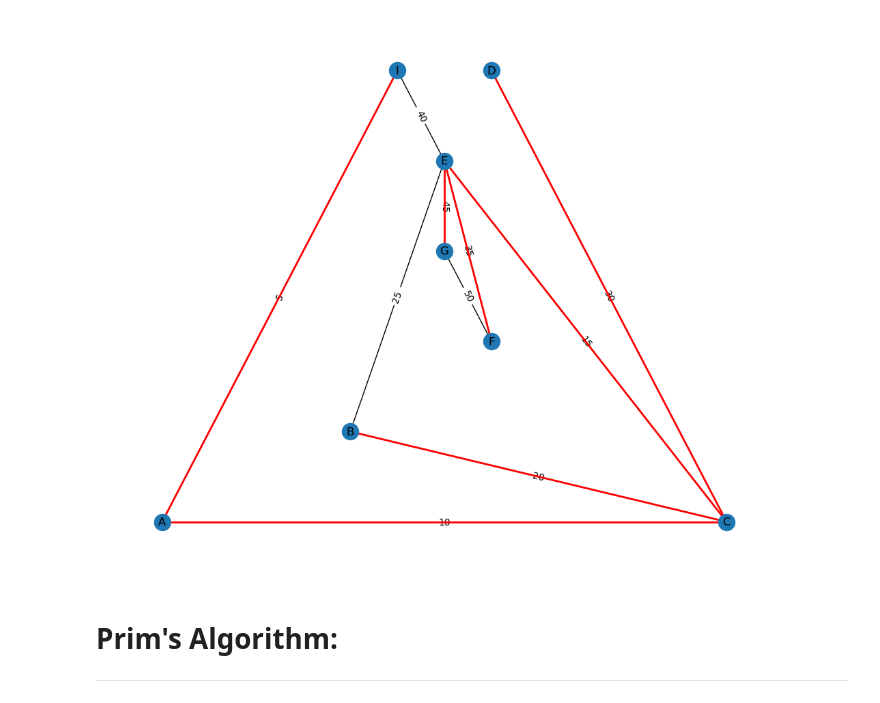
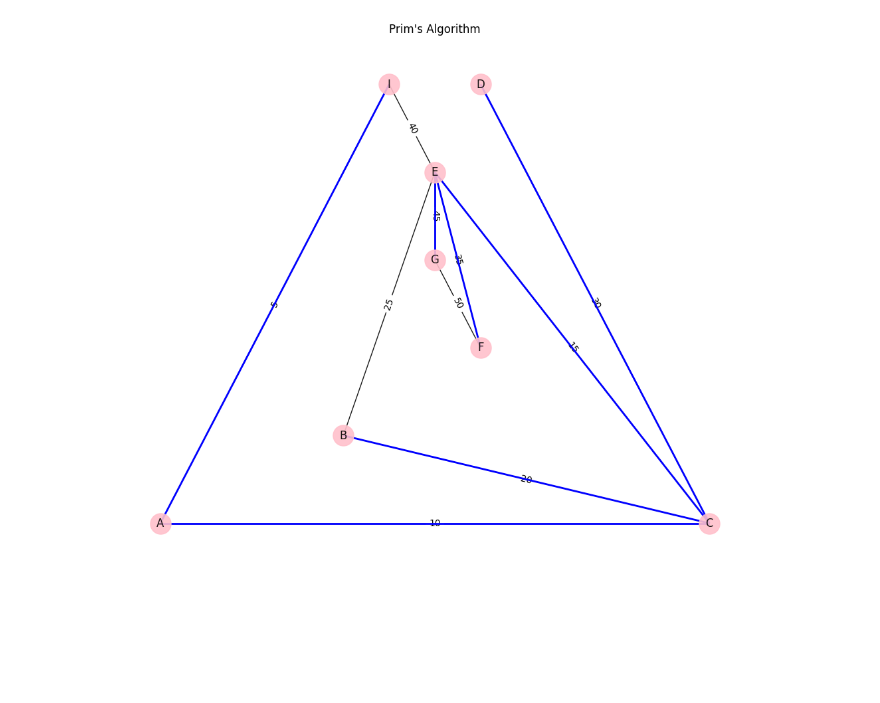
Before and after one commit to Jheremy19/Discrete_Math_2, a Jupyter notebook: Lobitaña Lecture Assignments Final Answer/Lecture 4.ipynb, the cells around one changed output. Drawn from its saved outputs; the diff is of its cells as text; code cells hidden in the pictures; blank space fills up the shorter version.

```diff
--- a/Lobitaña Lecture Assignments Final Answer/Lecture 4.ipynb
+++ b/Lobitaña Lecture Assignments Final Answer/Lecture 4.ipynb
@@ -49,42 +77,44 @@ plt.show()
 # %%
 import matplotlib.pyplot as plt
 import networkx as nx
+
+# create a prim's algorithm function
+def prim(graph):
+    mst = nx.Graph()
+    start_node = list(graph.nodes)[0]
+    visited = {start_node}
+    while len(visited) < len(graph.nodes):
+        min_edge = None
+        for u, v, weight in graph.edges(data='weight'):
+            if (u in visited and v not in visited) or (v in visited and u not in visited):
+                if min_edge is None or weight < graph[min_edge[0]][min_edge[1]]['weight']:
+                    min_edge = (u, v)
+        u, v = min_edge
+        mst.add_edge(u, v, weight=graph[u][v]['weight'])
+        visited.add(u)
+        visited.add(v)
+    return mst
 
 # Define the graph
 G = nx.Graph()
 G.add_nodes_from(["A", "B", "C", "D", "E", "F", "G"])
 edgelist = [("A", "C", 10), ("A", "I", 5), ("C", "B", 20), ("C", "E", 15),
             ("C", "D", 30), ("B", "E", 25), ("I", "E", 40), ("E", "F", 35),
             ("F", "G", 50), ("G", "E", 45)]
 G.add_weighted_edges_from(edgelist)
 
-# Implement Kruskal's algorithm
-def kruskal(graph):
-    mst = nx.Graph()
-    mst.add_nodes_from(graph.nodes)
-    edges = sorted(graph.edges(data=True), key=lambda x: x[2]['weight'])
-    for edge in edges:
-        u, v, w = edge
-        mst.add_edge(u, v, weight=w['weight'])
-        if len(nx.cycle_basis(mst)) > 0:
-            mst.remove_edge(u, v)
-    return mst
+prim_graph = prim(G) # call the prim function
 
-# Find the minimum spanning tree
-mst = kruskal(G)
-
-# Draw the original graph
+# Draw the graph
 plt.figure(figsize=(10, 8))
 pos = nx.planar_layout(G)
-nx.draw(G, pos=pos, with_labels=True)
+nx.draw(
+    G, pos, edge_color='black', width=1, linewidths=1,
+    node_size=500, node_color='pink', alpha=0.9,
+    with_labels=True)
 nx.draw_networkx_edge_labels(G, pos, edge_labels={(u, v): d['weight'] for u, v, d in G.edges(data=True)})
-
-# Draw the minimum spanning tree
-nx.draw_networkx_edges(mst, pos=pos, edge_color='red', width=2)
-
+nx.draw_networkx_edges(prim_graph, pos=pos, edge_color='Blue', width=2)
+plt.title("Prim's Algorithm")
 plt.show()
 # %% [output]
-[figure, old version]
+[figure, new version]
-# %% [markdown]
-# Prim's Algorithm:
----
```
Also changed, not shown: parts of 15 cells of this notebook.
